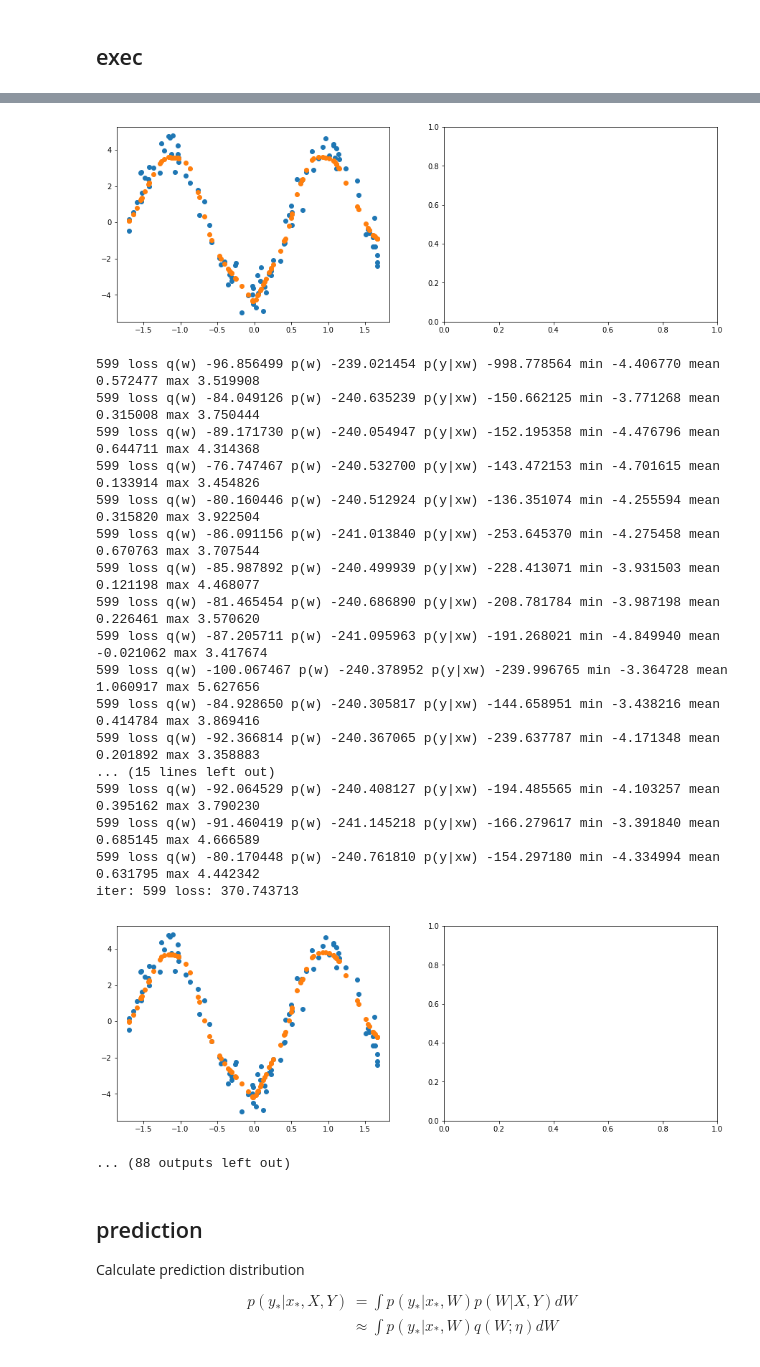
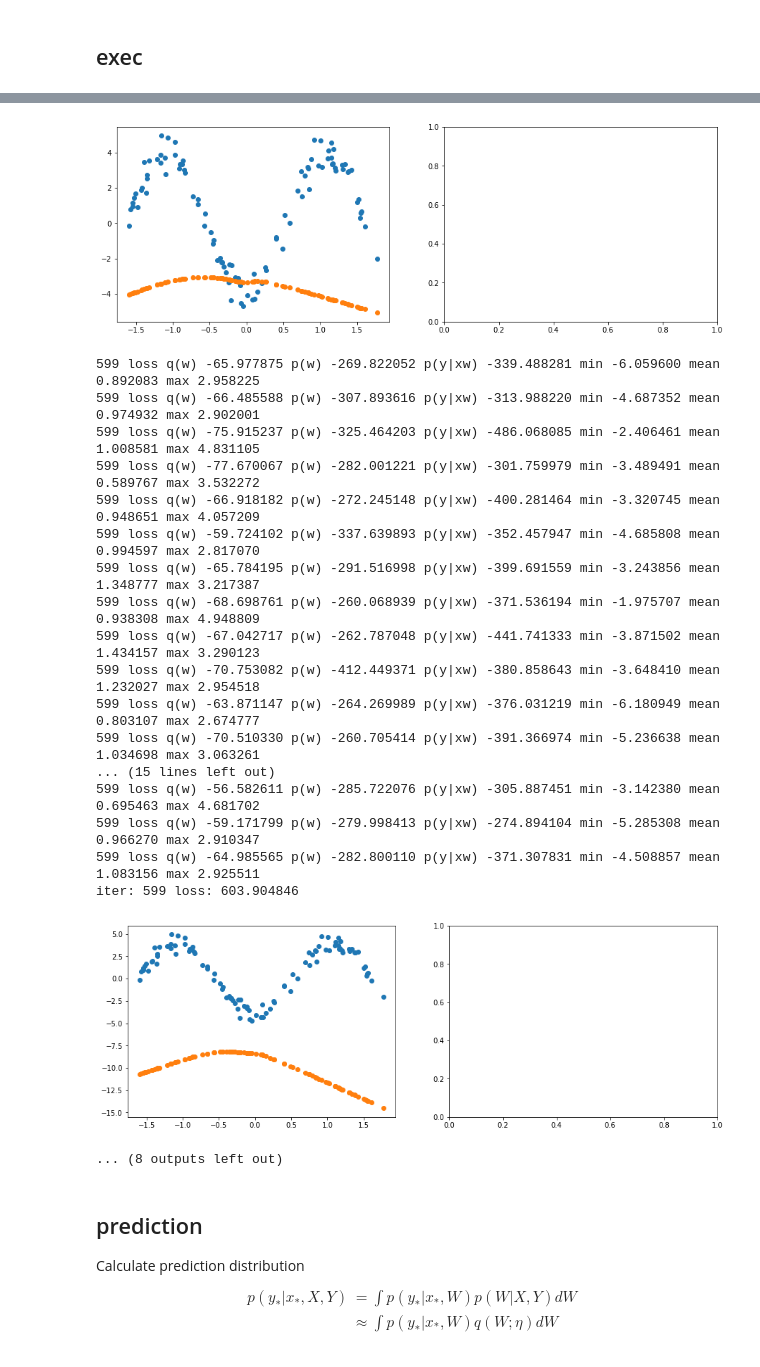
Before and after one commit to ga10is/bayes, a Jupyter notebook: notebook/probability_programing_1_1.ipynb, the cells around one changed output, grey strips where cells are left out. Cells and saved outputs as stored; diff of their text form; code cells hidden in the pictures.

```diff
--- a/notebook/probability_programing_1_1.ipynb
+++ b/notebook/probability_programing_1_1.ipynb
@@ -113,10 +101,14 @@ class TensorLinearNet(TensorModule):
 
         self.last_layer = TensorLinear(n, 1)
 
-        self.bn1 = TensorBatchNorm1d(n, affine=False)
-        self.bn2 = TensorBatchNorm1d(n, affine=False)
-        self.bn3 = TensorBatchNorm1d(n, affine=False)
-        self.bn4 = TensorBatchNorm1d(n, affine=False)
+        self.bn1 = nn.BatchNorm1d(n, affine=False)
+        self.bn2 = nn.BatchNorm1d(n, affine=False)
+        self.bn3 = nn.BatchNorm1d(n, affine=False)
+        self.bn4 = nn.BatchNorm1d(n, affine=False)
+        # self.bn1 = TensorBatchNorm1d(n, affine=False)
+        # self.bn2 = TensorBatchNorm1d(n, affine=False)
+        # self.bn3 = TensorBatchNorm1d(n, affine=False)
+        # self.bn4 = TensorBatchNorm1d(n, affine=False)
 
     def forward(self, x):
         x = self.linear1(x)
@@ -206,7 +198,7 @@ def kl_divergence_nsamples(q_w, p_w, loc_dict, model, x, y, n_samples, idx):
 def predict(q_w, loc_dict, model, x, n_samples):
 
     approx_y = 0
-    # model.eval()
+    model.eval()
     with torch.no_grad():
         for i in range(n_samples):
             # sampling from q(w)
@@ -234,7 +226,7 @@ def plt_prediction(q_w, loc_dict, model, x, y_true, n_smaples):
 ## exec
 # %%
 N_SAMPLES = 30
-N_EPOCHS = 5000
+N_EPOCHS = 1000
 
 scaler = StandardScaler()
 x_train_norm = torch.tensor(scaler.fit_transform(x_train), dtype=torch.float32)
@@ -365,20 +357,20 @@ iter: 499 loss: 349.651581
-[figure, old version]
+[figure, new version]
-599 loss q(w) -96.856499 p(w) -239.021454 p(y|xw) -998.778564 min -4.406770 mean 0.572477 max 3.519908
-599 loss q(w) -84.049126 p(w) -240.635239 p(y|xw) -150.662125 min -3.771268 mean 0.315008 max 3.750444
-599 loss q(w) -89.171730 p(w) -240.054947 p(y|xw) -152.195358 min -4.476796 mean 0.644711 max 4.314368
-599 loss q(w) -76.747467 p(w) -240.532700 p(y|xw) -143.472153 min -4.701615 mean 0.133914 max 3.454826
-599 loss q(w) -80.160446 p(w) -240.512924 p(y|xw) -136.351074 min -4.255594 mean 0.315820 max 3.922504
-599 loss q(w) -86.091156 p(w) -241.013840 p(y|xw) -253.645370 min -4.275458 mean 0.670763 max 3.707544
-599 loss q(w) -85.987892 p(w) -240.499939 p(y|xw) -228.413071 min -3.931503 mean 0.121198 max 4.468077
-599 loss q(w) -81.465454 p(w) -240.686890 p(y|xw) -208.781784 min -3.987198 mean 0.226461 max 3.570620
-599 loss q(w) -87.205711 p(w) -241.095963 p(y|xw) -191.268021 min -4.849940 mean -0.021062 max 3.417674
-599 loss q(w) -100.067467 p(w) -240.378952 p(y|xw) -239.996765 min -3.364728 mean 1.060917 max 5.627656
-599 loss q(w) -84.928650 p(w) -240.305817 p(y|xw) -144.658951 min -3.438216 mean 0.414784 max 3.869416
-599 loss q(w) -92.366814 p(w) -240.367065 p(y|xw) -239.637787 min -4.171348 mean 0.201892 max 3.358883
+599 loss q(w) -65.977875 p(w) -269.822052 p(y|xw) -339.488281 min -6.059600 mean 0.892083 max 2.958225
+599 loss q(w) -66.485588 p(w) -307.893616 p(y|xw) -313.988220 min -4.687352 mean 0.974932 max 2.902001
+599 loss q(w) -75.915237 p(w) -325.464203 p(y|xw) -486.068085 min -2.406461 mean 1.008581 max 4.831105
+599 loss q(w) -77.670067 p(w) -282.001221 p(y|xw) -301.759979 min -3.489491 mean 0.589767 max 3.532272
+599 loss q(w) -66.918182 p(w) -272.245148 p(y|xw) -400.281464 min -3.320745 mean 0.948651 max 4.057209
+599 loss q(w) -59.724102 p(w) -337.639893 p(y|xw) -352.457947 min -4.685808 mean 0.994597 max 2.817070
+599 loss q(w) -65.784195 p(w) -291.516998 p(y|xw) -399.691559 min -3.243856 mean 1.348777 max 3.217387
+599 loss q(w) -68.698761 p(w) -260.068939 p(y|xw) -371.536194 min -1.975707 mean 0.938308 max 4.948809
+599 loss q(w) -67.042717 p(w) -262.787048 p(y|xw) -441.741333 min -3.871502 mean 1.434157 max 3.290123
+599 loss q(w) -70.753082 p(w) -412.449371 p(y|xw) -380.858643 min -3.648410 mean 1.232027 max 2.954518
+599 loss q(w) -63.871147 p(w) -264.269989 p(y|xw) -376.031219 min -6.180949 mean 0.803107 max 2.674777
+599 loss q(w) -70.510330 p(w) -260.705414 p(y|xw) -391.366974 min -5.236638 mean 1.034698 max 3.063261
 ... (15 lines left out)
-599 loss q(w) -92.064529 p(w) -240.408127 p(y|xw) -194.485565 min -4.103257 mean 0.395162 max 3.790230
-599 loss q(w) -91.460419 p(w) -241.145218 p(y|xw) -166.279617 min -3.391840 mean 0.685145 max 4.666589
-599 loss q(w) -80.170448 p(w) -240.761810 p(y|xw) -154.297180 min -4.334994 mean 0.631795 max 4.442342
-iter: 599 loss: 370.743713
+599 loss q(w) -56.582611 p(w) -285.722076 p(y|xw) -305.887451 min -3.142380 mean 0.695463 max 4.681702
+599 loss q(w) -59.171799 p(w) -279.998413 p(y|xw) -274.894104 min -5.285308 mean 0.966270 max 2.910347
+599 loss q(w) -64.985565 p(w) -282.800110 p(y|xw) -371.307831 min -4.508857 mean 1.083156 max 2.925511
+iter: 599 loss: 603.904846
-[figure, old version]
+[figure, new version]
-... (88 outputs left out)
+... (8 outputs left out)
```
Also changed, not shown: parts of 10 cells of this notebook.
